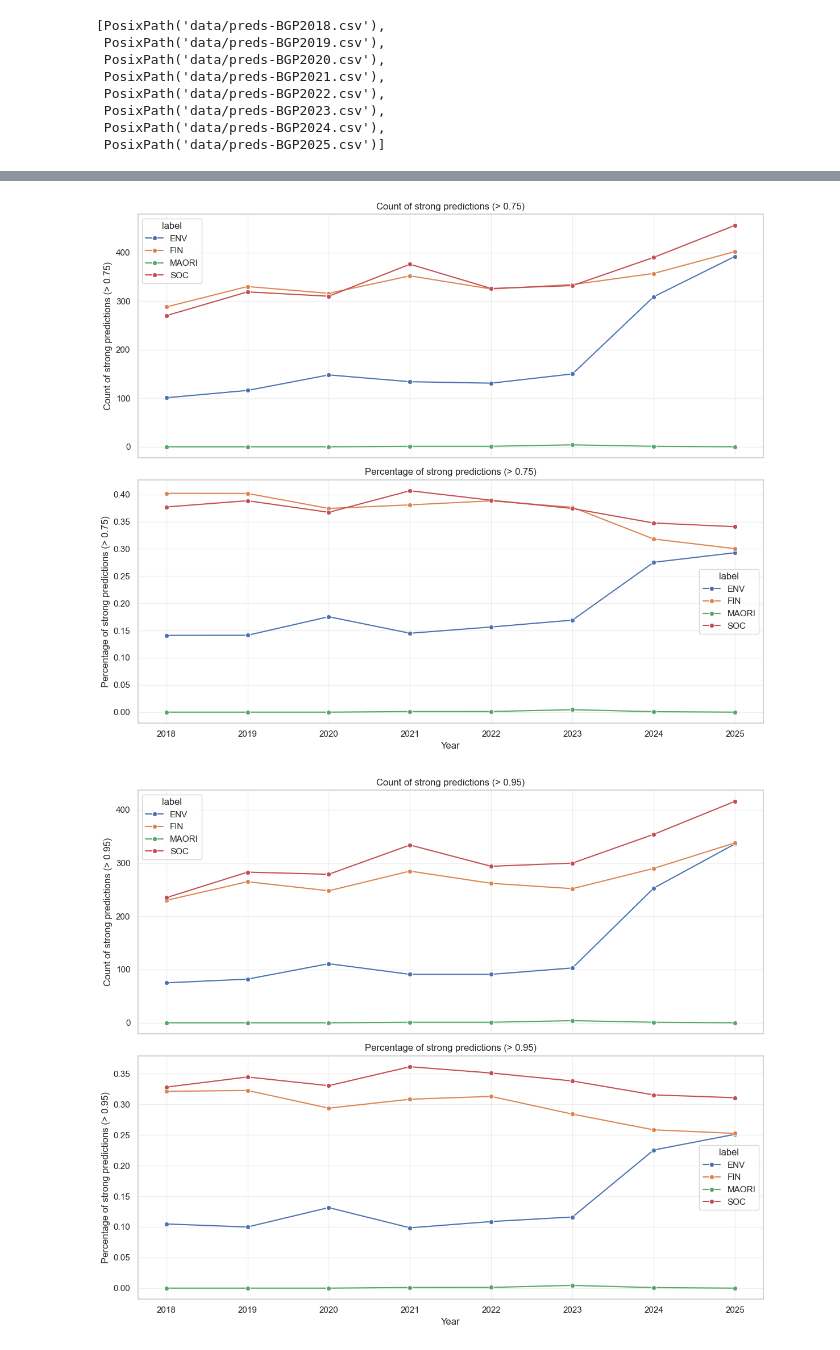
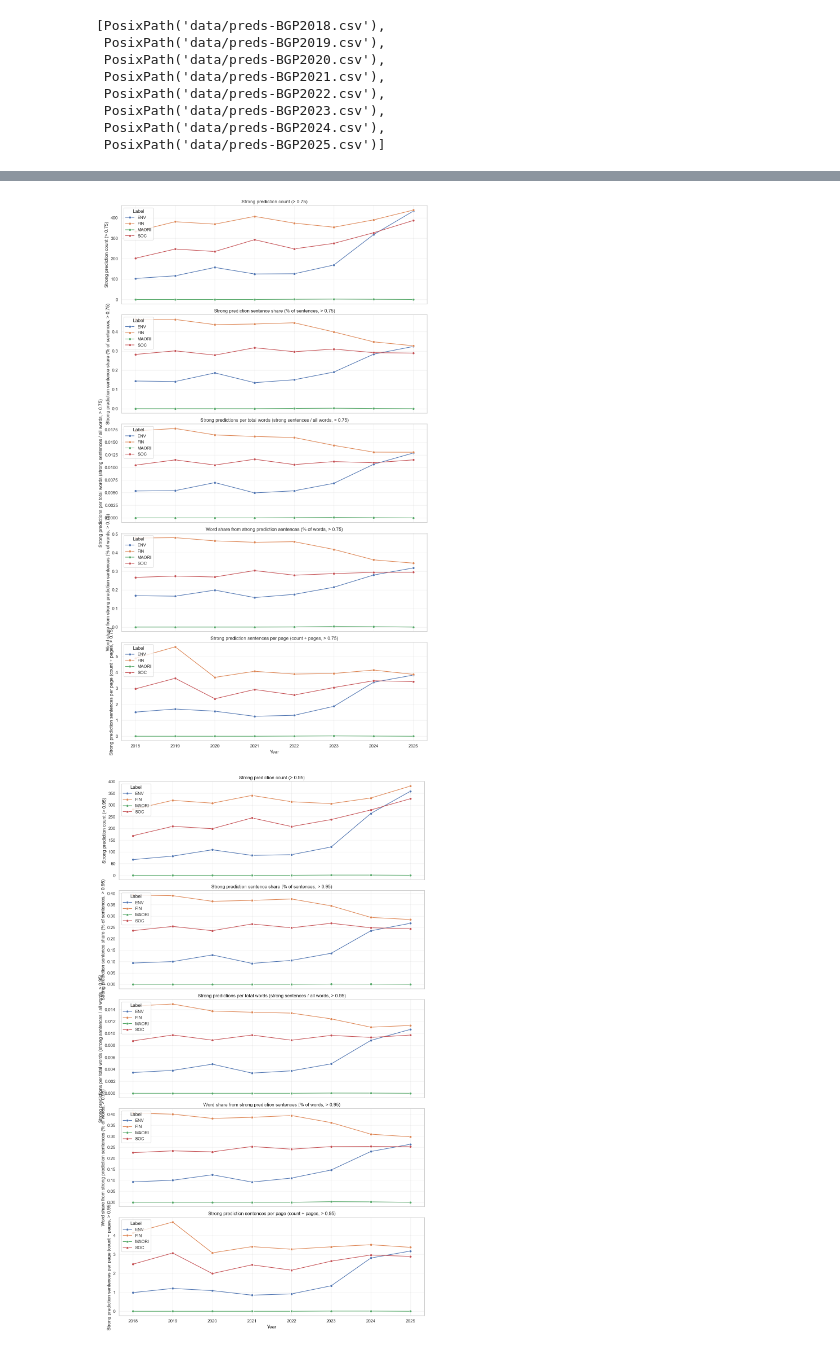
Before and after one commit to Jinkyx7/bert-result-visualisation, a Jupyter notebook: probability_visualisation_BGP.ipynb, the cells around one changed output, grey strips where cells are left out. Drawn from its saved outputs; the diff is of its cells as text; code cells hidden in the pictures.

```diff
--- a/probability_visualisation_BGP.ipynb
+++ b/probability_visualisation_BGP.ipynb
@@ -68,6 +91,11 @@ display(df[["year"] + prob_cols].describe(include="all"))
 # %%
 # Reshape to long format for easier analysis across labels
-long_df = df.melt(id_vars=["year"], value_vars=prob_cols, var_name="label", value_name="probability")
+long_df = df.melt(
+    id_vars=["year", "word_count"],
+    value_vars=prob_cols,
+    var_name="label",
+    value_name="probability"
+)
 long_df["label"] = long_df["label"].str.replace("prob_", "").str.replace("_label", "").str.upper()
 long_df.head()
 # %% [output]
@@ -111,9 +152,12 @@ summaries[0.5].head()
 # %%
 # Combined view for threshold > 0.5 (counts, shares)
-fig, axes = plt.subplots(2, 1, figsize=(12, 10), sharex=True)
+fig, axes = plt.subplots(5, 1, figsize=(12, 20), sharex=True)
 plot_map = [
-    ("over_count", "Count of strong predictions (> 0.5)"),
-    ("over_share", "Percentage of strong predictions (> 0.5)")
+    ("over_count", "Strong prediction count (> 0.5)"),
+    ("over_share", "Strong prediction sentence share (% of sentences, > 0.5)"),
+    ("over_sentence_word_share", "Strong predictions per total words (strong sentences / all words, > 0.5)"),
+    ("over_word_share", "Word share from strong prediction sentences (% of words, > 0.5)"),
+    ("over_sentences_per_page", "Strong prediction sentences per page (count / pages, > 0.5)"),
 ]
 summary = summaries[0.5]
 for ax, (ycol, title) in zip(axes, plot_map):
@@ -121,6 +165,7 @@ for ax, (ycol, title) in zip(axes, plot_map):
     ax.set_title(title)
     ax.set_ylabel(title)
     ax.grid(True, alpha=0.3)
+    ax.legend(title="Label", loc="upper left")
 axes[-1].set_xlabel("Year")
 plt.tight_layout()
 plt.show()
@@ -129,9 +174,12 @@ plt.show()
 # %%
-# Combined view for threshold > 0.75
-fig, axes = plt.subplots(2, 1, figsize=(12, 10), sharex=True)
+# Combined view for threshold > 0.75 (counts, shares)
+fig, axes = plt.subplots(5, 1, figsize=(12, 20), sharex=True)
 plot_map = [
-    ("over_count", "Count of strong predictions (> 0.75)"),
-    ("over_share", "Percentage of strong predictions (> 0.75)")
+    ("over_count", "Strong prediction count (> 0.75)"),
+    ("over_share", "Strong prediction sentence share (% of sentences, > 0.75)"),
+    ("over_sentence_word_share", "Strong predictions per total words (strong sentences / all words, > 0.75)"),
+    ("over_word_share", "Word share from strong prediction sentences (% of words, > 0.75)"),
+    ("over_sentences_per_page", "Strong prediction sentences per page (count / pages, > 0.75)"),
 ]
 summary = summaries[0.75]
 for ax, (ycol, title) in zip(axes, plot_map):
@@ -139,29 +187,34 @@ for ax, (ycol, title) in zip(axes, plot_map):
     ax.set_title(title)
     ax.set_ylabel(title)
     ax.grid(True, alpha=0.3)
+    ax.legend(title="Label", loc="upper left")
 axes[-1].set_xlabel("Year")
 plt.tight_layout()
 plt.show()
 # %% [output]
-[figure, old version]
+[figure, new version]
 # %%
-# Combined view for threshold > 0.95
-fig, axes = plt.subplots(2, 1, figsize=(12, 10), sharex=True)
+# Combined view for threshold > 0.95 (counts, shares)
+fig, axes = plt.subplots(5, 1, figsize=(12, 20), sharex=True)
 plot_map = [
-    ("over_count", "Count of strong predictions (> 0.95)"),
-    ("over_share", "Percentage of strong predictions (> 0.95)")
+    ("over_count", "Strong prediction count (> 0.95)"),
+    ("over_share", "Strong prediction sentence share (% of sentences, > 0.95)"),
+    ("over_sentence_word_share", "Strong predictions per total words (strong sentences / all words, > 0.95)"),
+    ("over_word_share", "Word share from strong prediction sentences (% of words, > 0.95)"),
+    ("over_sentences_per_page", "Strong prediction sentences per page (count / pages, > 0.95)"),
 ]
 summary = summaries[0.95]
 for ax, (ycol, title) in zip(axes, plot_map):
     sns.lineplot(data=summary, x="year", y=ycol, hue="label", marker="o", ax=ax)
     ax.set_title(title)
     ax.set_ylabel(title)
     ax.grid(True, alpha=0.3)
+    ax.legend(title="Label", loc="upper left")
 axes[-1].set_xlabel("Year")
 plt.tight_layout()
 plt.show()
 # %% [output]
-[figure, old version]
+[figure, new version]
 # %% [markdown]
 Notes
 - over_count: how many sentences per label per year with predicted probability above the chosen threshold.
```
Also changed, not shown: parts of 7 cells of this notebook, 3 other files.
